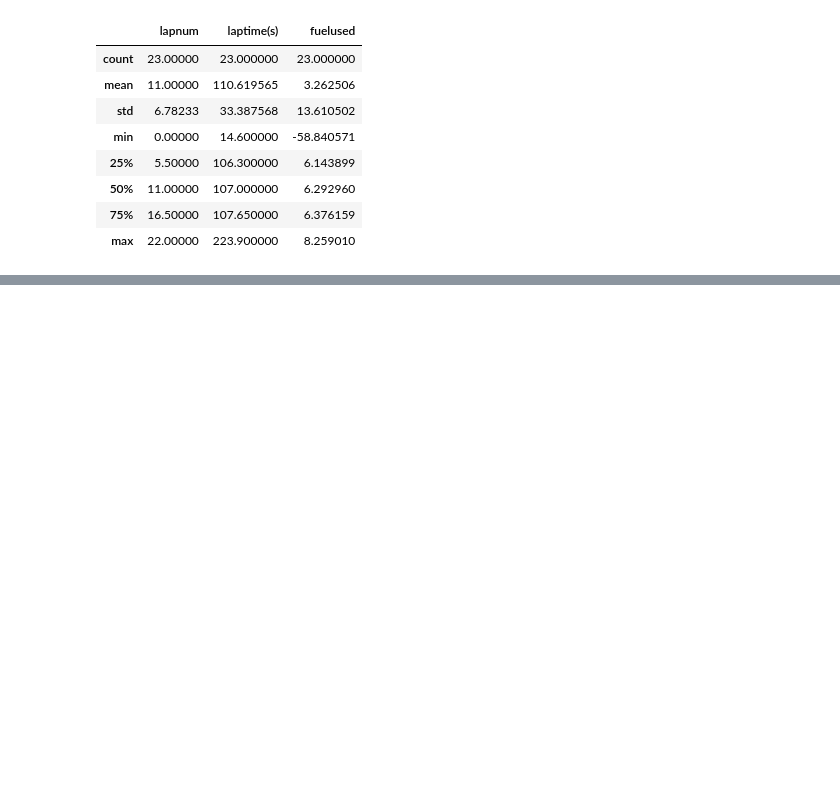
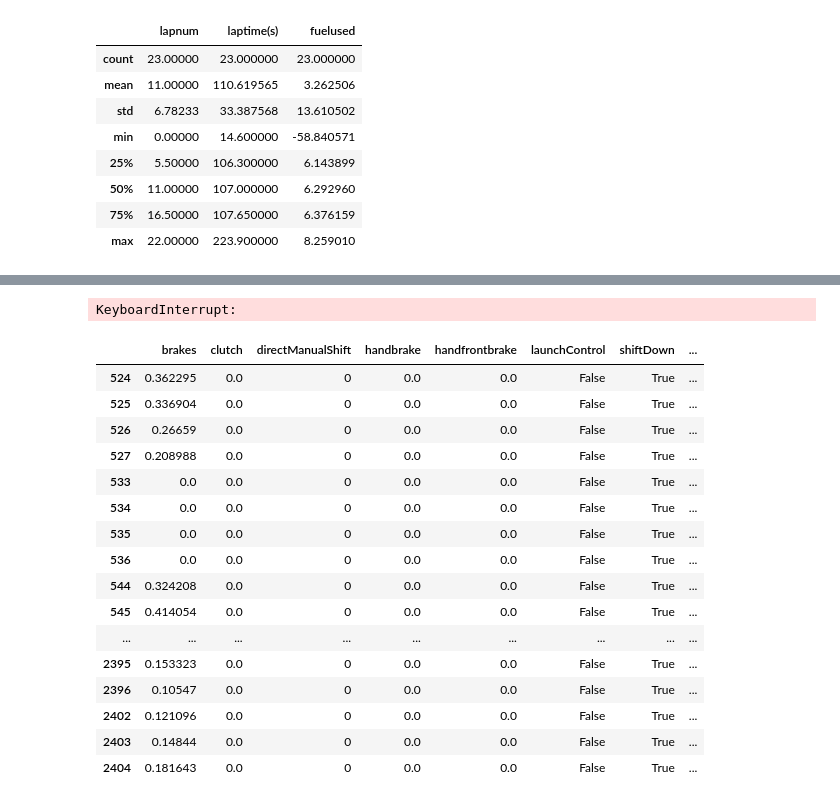
Before and after one commit to OhOmah/LeMansUltimateFuelCalculator, a Jupyter notebook: LMU_Pitstop_calculator.ipynb, the cells around one changed output, grey strips where cells are left out. Drawn from its saved outputs; the diff is of its cells as text; code cells hidden in the pictures; blank space fills up the shorter version.

Commit message:
Created testing for live Logging

```diff
--- a/LMU_Pitstop_calculator.ipynb
+++ b/LMU_Pitstop_calculator.ipynb
@@ -210,0 +395,41 @@ fuel_usage.describe()
+# %%
+# Grab the first row
+first_input = requests.get("http://localhost:6397/rest/options/liveInputs").json()
+# convert to dataframe
+input_logging = pd.DataFrame().from_dict(first_input['liveInputs']['di'][0]['raw inputs'], orient='index').T
+
+# now we log the data
+try:
+    while True:
+        # Grab new input
+        new_input = requests.get("http://localhost:6397/rest/options/liveInputs").json()
+
+        # append new input to dataframe
+        new_row = pd.DataFrame().from_dict(new_input['liveInputs']['di'][0]['raw inputs'], orient='index').T
+        input_logging = pd.concat([input_logging, new_row], ignore_index=True)
+        #input_logging.reset_index(inplace=True)
+        time.sleep(.05)
+except ArithmeticError:
+    pass
+# %% [output]
+KeyboardInterrupt:
+# %%
+input_logging[input_logging['shiftDown'] == True]
+# %% [output]
+|  | brakes | clutch | directManualShift | handbrake | handfrontbrake | launchControl | shiftDown | ... |
+| 524 | 0.362295 | 0.0 | 0 | 0.0 | 0.0 | False | True | ... |
+| 525 | 0.336904 | 0.0 | 0 | 0.0 | 0.0 | False | True | ... |
+| 526 | 0.26659 | 0.0 | 0 | 0.0 | 0.0 | False | True | ... |
+| 527 | 0.208988 | 0.0 | 0 | 0.0 | 0.0 | False | True | ... |
+| 533 | 0.0 | 0.0 | 0 | 0.0 | 0.0 | False | True | ... |
+| 534 | 0.0 | 0.0 | 0 | 0.0 | 0.0 | False | True | ... |
+| 535 | 0.0 | 0.0 | 0 | 0.0 | 0.0 | False | True | ... |
+| 536 | 0.0 | 0.0 | 0 | 0.0 | 0.0 | False | True | ... |
+| 544 | 0.324208 | 0.0 | 0 | 0.0 | 0.0 | False | True | ... |
+| 545 | 0.414054 | 0.0 | 0 | 0.0 | 0.0 | False | True | ... |
+| ... | ... | ... | ... | ... | ... | ... | ... | ... |
+| 2395 | 0.153323 | 0.0 | 0 | 0.0 | 0.0 | False | True | ... |
+| 2396 | 0.10547 | 0.0 | 0 | 0.0 | 0.0 | False | True | ... |
+| 2402 | 0.121096 | 0.0 | 0 | 0.0 | 0.0 | False | True | ... |
+| 2403 | 0.14844 | 0.0 | 0 | 0.0 | 0.0 | False | True | ... |
+| 2404 | 0.181643 | 0.0 | 0 | 0.0 | 0.0 | False | True | ... |
```
Also changed, not shown: parts of 16 cells of this notebook.
